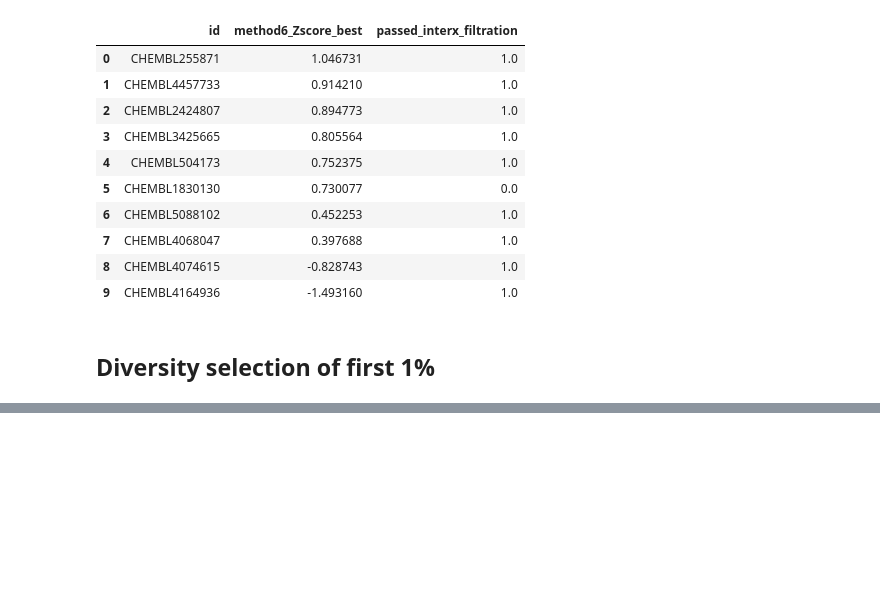
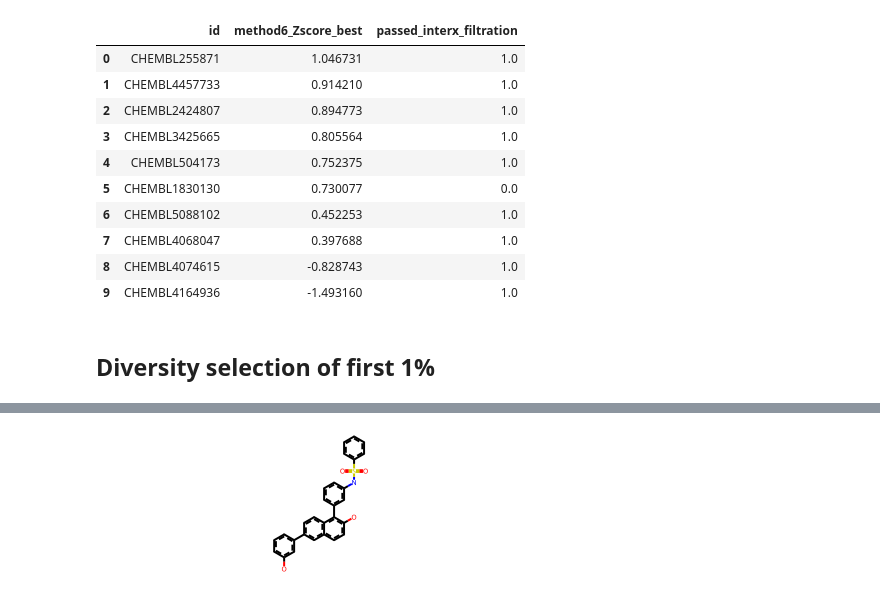
Before and after one commit to volkamerlab/MolDockLab, a Jupyter notebook: test_run.ipynb, the cells around one changed output, grey strips where cells are left out. Drawn from its saved outputs; the diff is of its cells as text; code cells hidden in the pictures; blank space fills up the shorter version.

```diff
--- a/test_run.ipynb
+++ b/test_run.ipynb
@@ -658,0 +829,10 @@ clustered_df
+# %%
+invitro_data_all = PandasTools.LoadSDF('ecft_data/inhouse_HIPS_data_results/in_vitro_VS results_06.05.2024.sdf').rename(columns={'IC50 [µM]': 'IC50'})
+display(invitro_data_all.head())
+invitro_data = invitro_data_all[invitro_data_all['IC50'] != ''].reset_index(drop=True)
+invitro_data['IC50'] = invitro_data['IC50'].astype(float)
+
+
+first_class = invitro_data.head(2)
+second_class = invitro_data.tail(9).reset_index(drop=True)
+ps = rdFMCS.MCSParameters()
@@ -658,0 +846,4 @@ clustered_df
+# %%
+test_qry = Chem.MolFromSmiles('c1ccccc1')
+second_class['mcs'] = second_class['ROMol'].apply(lambda x: x.HasSubstructMatch(test_qry))
+second_class.mcs.value_counts()
@@ -658,0 +870,7 @@ clustered_df
+# %%
+ps = rdFMCS.MCSParameters()
+res_second = rdFMCS.FindMCS(second_class['ROMol'],ps)
+qry_second = Chem.MolFromSmarts(res_second.smartsString)
+qry_second
+# %% [output]
+[figure, added]
```
Also changed, not shown: parts of 38 cells of this notebook, 5 other files.
